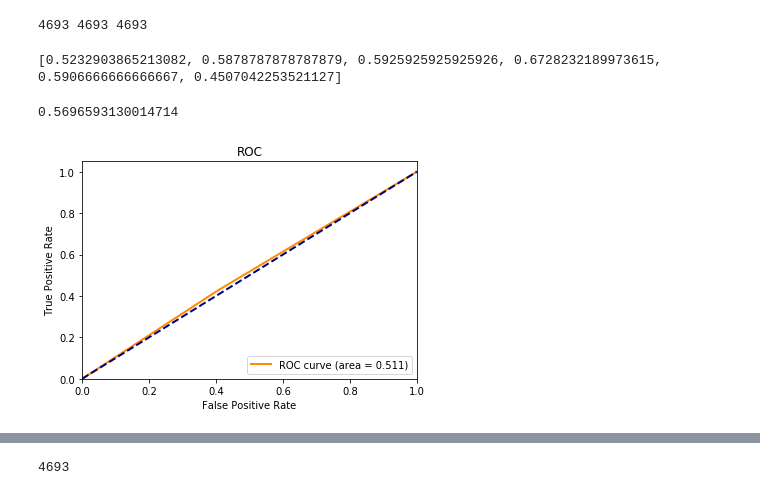
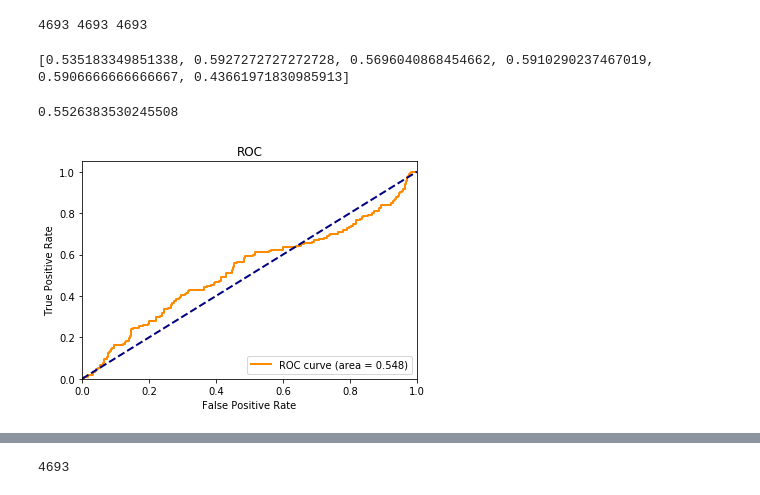
Before and after one commit to WaretleR/EngagementInClass, a Jupyter notebook: Prototype.ipynb, the cells around one changed output, grey strips where cells are left out. Cells and saved outputs as stored; diff of their text form; code cells hidden in the pictures.

```diff
--- a/Prototype.ipynb
+++ b/Prototype.ipynb
@@ -1700,7 +1700,7 @@ scoreEngagementSVM(facesDir, Y, getVGGSVMModel, preprocess_input_colored, engSVM
 # %%
 #CROSS-VAL ON ALL FRAMES
 # %%
-delta = 60
+delta = 0
 engagedPart = []
 notEngagedPart = []
 engagedPartGrouping = []
@@ -1798,8 +1798,10 @@ print(len(X), len(Y), len(G))
 def plotROCAUC(aucList, fprList, tprList):
     plt.figure()
     lw = 2
-    plt.plot(sum(fprList) / len(fprList), sum(tprList) / len(tprList), color='darkorange',
-             lw=lw, label='ROC curve (area = %0.3f)' % (sum(aucList) / len(aucList)))
+    #plt.plot(sum(fprList) / len(fprList), sum(tprList) / len(tprList), color='darkorange',
+    #         lw=lw, label='ROC curve (area = %0.3f)' % (sum(aucList) / len(aucList)))
+    plt.plot(fprList, tprList, color='darkorange',
+             lw=lw, label='ROC curve (area = %0.3f)' % (max(aucList)))
     plt.plot([0, 1], [0, 1], color='navy', lw=lw, linestyle='--')
     plt.xlim([0.0, 1.0])
     plt.ylim([0.0, 1.05])
@@ -1822,22 +1824,22 @@ for train_index, test_index in gkf.split(X, Y, groups = G):
     Y_train, Y_test = np.array(Y)[train_index], np.array(Y)[test_index]
     logReg = LogisticRegression(C = 10, class_weight = 'balanced').fit(X_train, Y_train)
     logRegScores.append(logReg.score(X_test, Y_test))
-    fpr_t, tpr_t, _ = roc_curve(Y_test, logReg.predict(X_test))
+    fpr_t, tpr_t, _ = roc_curve(Y_test, logReg.predict_proba(X_test)[:, 1])
     auclogRegScores.append(auc(fpr_t, tpr_t))
     fprlogReg.append(fpr_t)
     tprlogReg.append(tpr_t)
 # %%
 print(logRegScores)
 # %% [output]
-[0.5232903865213082, 0.5878787878787879, 0.5925925925925926, 0.6728232189973615, 0.5906666666666667, 0.4507042253521127]
+[0.535183349851338, 0.5927272727272728, 0.5696040868454662, 0.5910290237467019, 0.5906666666666667, 0.43661971830985913]
 # %%
 print(sum(logRegScores) / len(logRegScores))
 # %% [output]
-0.5696593130014714
+0.5526383530245508
 # %%
-plotROCAUC(auclogRegScores, fprlogReg, tprlogReg)
+plotROCAUC(auclogRegScores, fprlogReg[1], tprlogReg[1])
 # %% [output]
-[figure, old version]
+[figure, new version]
 # %%
 svmScores = []
 aucsvmScores = []
```
Also changed, not shown: parts of 13 cells of this notebook.
